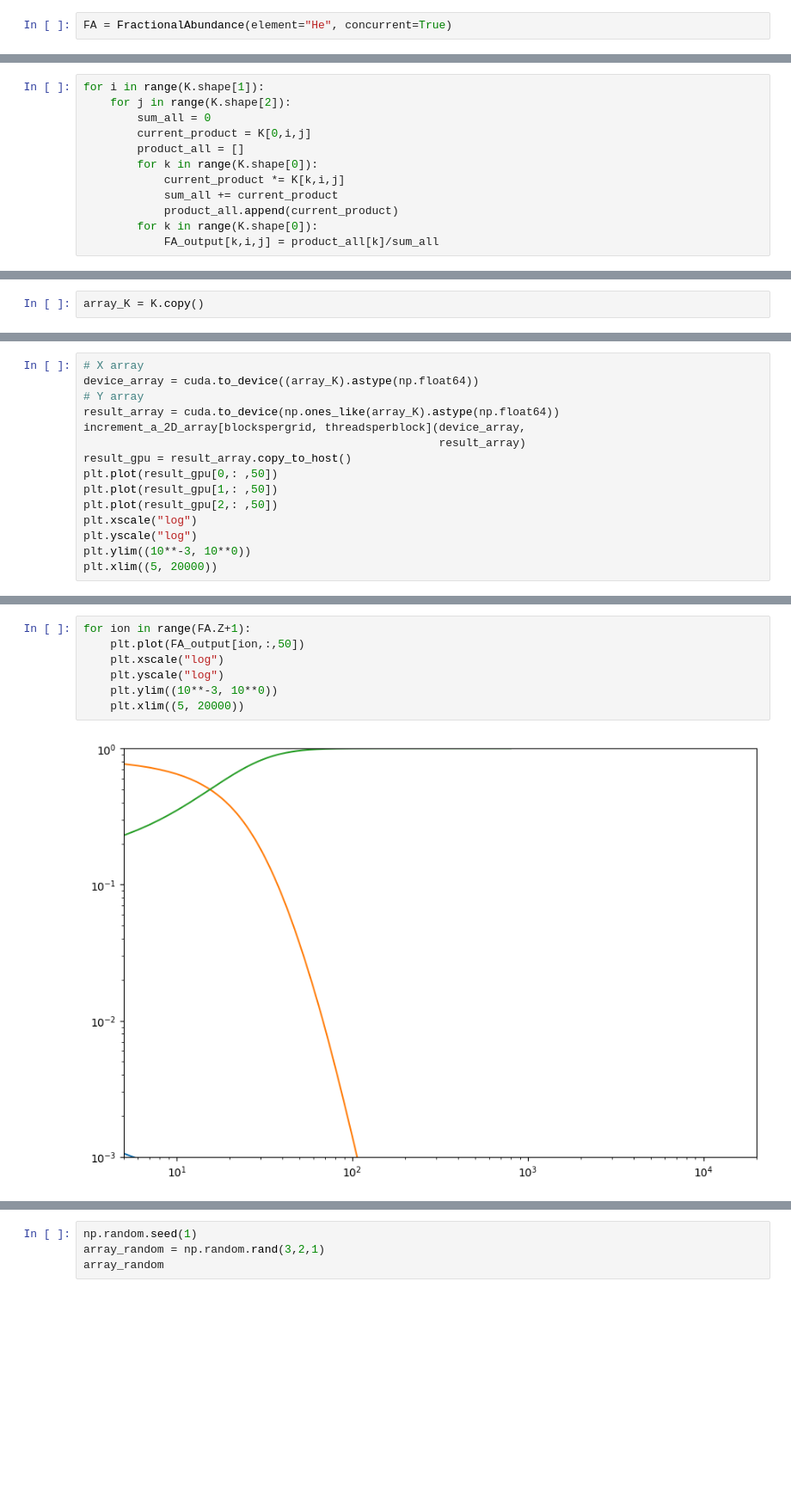
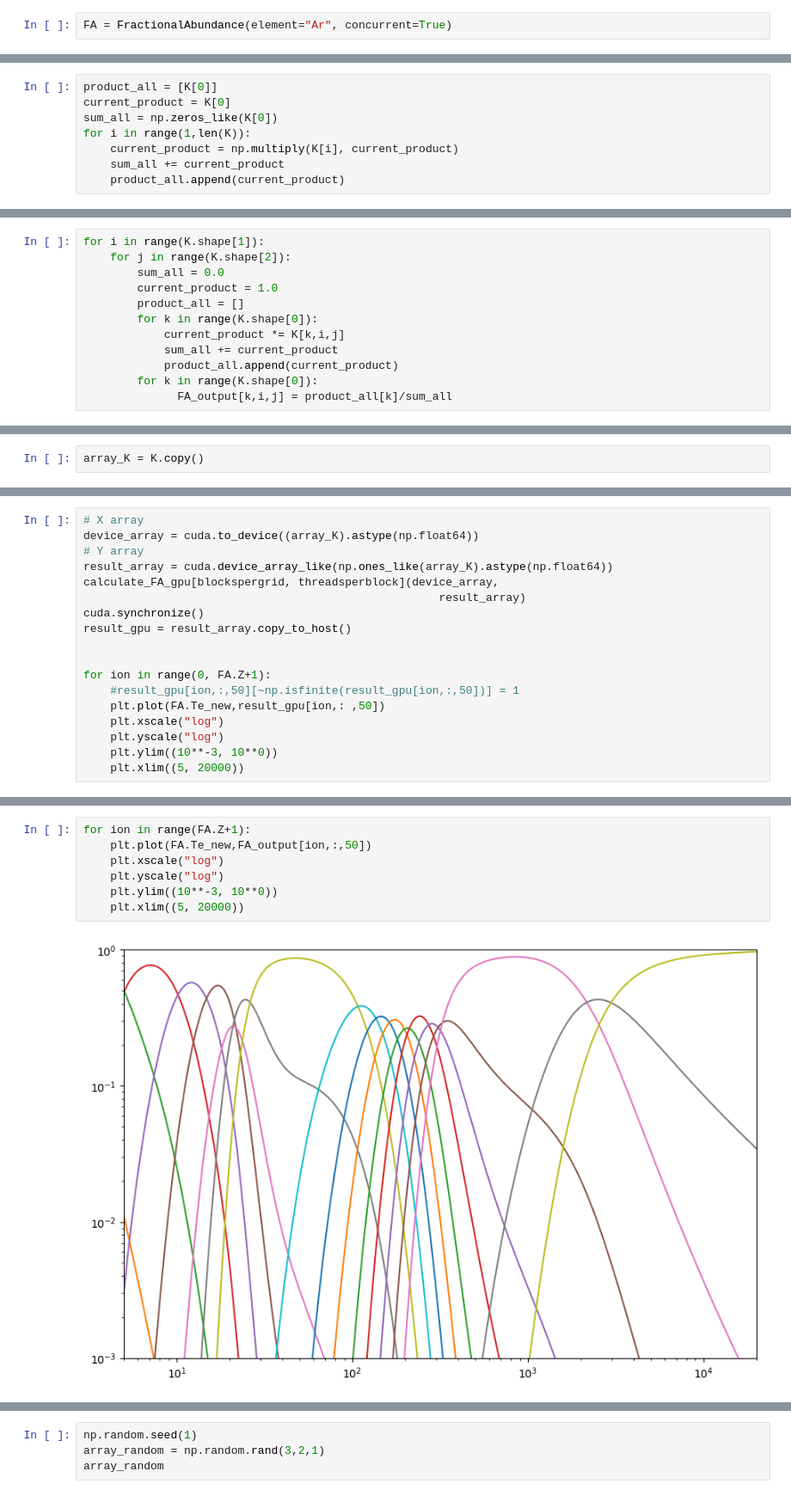
Before and after one commit to MKastek/Numba-tutorial, a Jupyter notebook: notebooks/cuda-example.ipynb, the cells around one changed output, grey strips where cells are left out. Shown: that part at 86% size. Drawn from its saved outputs; the diff is of its cells as text; blank space fills up the shorter version.

```diff
--- a/notebooks/cuda-example.ipynb
+++ b/notebooks/cuda-example.ipynb
@@ -7,6 +7,14 @@ from numba import int64, int32, float64, float32, cuda, guvectorize
 # %%
 from codes.FractionalAbundance import FractionalAbundance
 # %%
-FA = FractionalAbundance(element="He", concurrent=True)
+FA = FractionalAbundance(element="Ar", concurrent=True)
 # %%
 K = FA.K
+# %%
+product_all = [K[0]]
+current_product = K[0]
+sum_all = np.zeros_like(K[0])
+for i in range(1,len(K)):
+    current_product = np.multiply(K[i], current_product)
+    sum_all += current_product
+    product_all.append(current_product)
@@ -15,15 +25,15 @@ FA_output = np.zeros_like(K)
 # %%
 for i in range(K.shape[1]):
     for j in range(K.shape[2]):
-        sum_all = 0
-        current_product = K[0,i,j]
+        sum_all = 0.0
+        current_product = 1.0
         product_all = []
         for k in range(K.shape[0]):
             current_product *= K[k,i,j]
             sum_all += current_product
             product_all.append(current_product)
         for k in range(K.shape[0]):
-            FA_output[k,i,j] = product_all[k]/sum_all
+              FA_output[k,i,j] = product_all[k]/sum_all
 # %%
 np.array_equal(FA_output, FA.FA_arr)
 # %% [output]
@@ -117,15 +108,18 @@ def increment_a_2D_array(X,Y):
 # X array
 device_array = cuda.to_device((array_K).astype(np.float64))
 # Y array
-result_array = cuda.to_device(np.ones_like(array_K).astype(np.float64))
-increment_a_2D_array[blockspergrid, threadsperblock](device_array,
+result_array = cuda.device_array_like(np.ones_like(array_K).astype(np.float64))
+calculate_FA_gpu[blockspergrid, threadsperblock](device_array,
                                                      result_array)
+cuda.synchronize()
 result_gpu = result_array.copy_to_host()
-plt.plot(result_gpu[0,: ,50])
-plt.plot(result_gpu[1,: ,50])
-plt.plot(result_gpu[2,: ,50])
-plt.xscale("log")
-plt.yscale("log")
-plt.ylim((10**-3, 10**0))
-plt.xlim((5, 20000))
+
+
+for ion in range(0, FA.Z+1):
+    #result_gpu[ion,:,50][~np.isfinite(result_gpu[ion,:,50])] = 1
+    plt.plot(FA.Te_new,result_gpu[ion,: ,50])
+    plt.xscale("log")
+    plt.yscale("log")
+    plt.ylim((10**-3, 10**0))
+    plt.xlim((5, 20000))
 # %% [output]
@@ -134,9 +133,9 @@ plt.xlim((5, 20000))
 # %%
 for ion in range(FA.Z+1):
-    plt.plot(FA_output[ion,:,50])
+    plt.plot(FA.Te_new,FA_output[ion,:,50])
     plt.xscale("log")
     plt.yscale("log")
     plt.ylim((10**-3, 10**0))
     plt.xlim((5, 20000))
 # %% [output]
-[figure, old version]
+[figure, new version]
```
Also changed, not shown: parts of 31 cells of this notebook, 1 other file.
